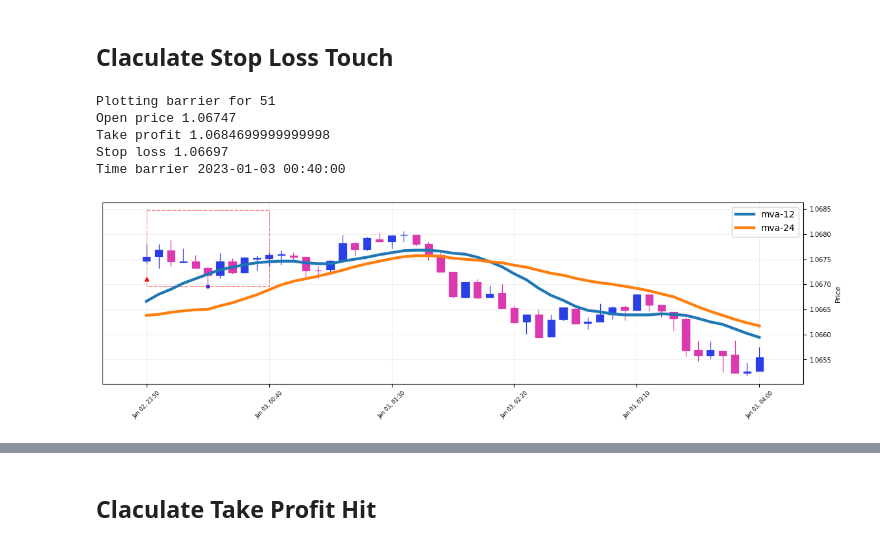
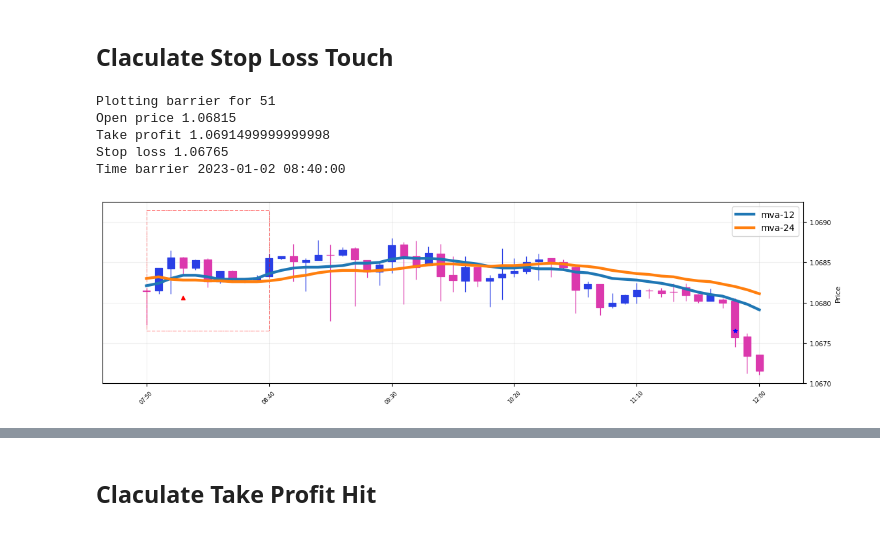
Before and after one commit to mchiuminatto/triple_barrier, a Jupyter notebook: docs/POC.ipynb, the cells around one changed output, grey strips where cells are left out. Saved outputs shown, nothing was run; the diff lists cells and outputs as text; code cells hidden in the pictures.

Commit message:
DONE: Individual barriers
Signed-off-by: marcello chiuminatto <mchiuminatto@gmail.com>

```diff
--- a/docs/POC.ipynb
+++ b/docs/POC.ipynb
@@ -23,7 +29,7 @@ mpl.plot(df[FROM:TO], type="candle", figsize=(15,4), mav=(12,24), style="ibd")
 # %%
-# calculate entry signal
-df["mva-12"] = df["close"].rolling(12).mean().round(5)
-df["mva-24"] = df["close"].rolling(24).mean().round(5)
 mask_signal = (df["mva-12"] > df["mva-24"]) & (df["mva-12"].shift(1) <= df["mva-24"].shift(1)) & (df["close"]> df["open"])
-df.loc[mask_signal, "signal"] = 1
-df["entry"] = df["signal"].shift(1)
+df.loc[mask_signal, "entry-signal"] = 1
+df["entry"] = df["entry-signal"].shift(1)
+
+mask_entry = df["entry"] == 1
+df.loc[mask_entry, "entry-mark"] = df["low"] - 3/10000
@@ -33,8 +38,16 @@ df.loc[mask_entry, "entry-mark"] = df["low"] - 3/10000
+# %%
+mask_signal = (df["mva-12"] < df["mva-24"]) & (df["mva-12"].shift(1) >= df["mva-24"].shift(1))
+df.loc[mask_signal, "exit-signal"] = 1
+df["exit"] = df["exit-signal"].shift(1)
+
+mask_entry = df["exit"] == 1
+df.loc[mask_entry, "exit-mark"] = df["high"] + 3/10000
 # %%
 plots = [
     mpl.make_addplot(df[FROM:TO]["mva-12"]),
     mpl.make_addplot(df[FROM:TO]["mva-24"]),
-    mpl.make_addplot(df[FROM:TO]["entry-mark"], type="scatter", marker="^", color="red")
+    mpl.make_addplot(df[FROM:TO]["entry-mark"], type="scatter", marker="^", color="red"),
+    mpl.make_addplot(df[FROM:TO]["exit-mark"], type="scatter", marker="v", color="green")
 ]
 mpl.plot(df[FROM:TO], type="candle", figsize=(15,4), style="ibd", addplot=plots )
 # %% [output]
@@ -165,16 +190,16 @@ def calculate_next_stop_loss_hit(price, from_date, level, direction) -> dict:
         mask_level_hit =  price_trade_space["high"] > level
     return price_trade_space[mask_level_hit].index[0]
 # %%
-entry_date = "2023-01-02 23:50:00"
+entry_date = "2023-01-02 07:50:00"
 sl = df.loc[entry_date]["open"] - 5/10000
 sl_hit_datetime = calculate_next_stop_loss_hit(df, entry_date, sl, "buy")
 df.loc[sl_hit_datetime, "stop-loss-hit-mark"]  = sl
 plot_triple_barrier(df, entry_date , take_profit_width, stop_loss_width, time_barrier, None)
 print("Stop loss hit date",sl_hit_datetime)
 # %% [output]
 Plotting barrier for 51
-Open price 1.06747
-Take profit 1.0684699999999998
-Stop loss 1.06697
-Time barrier 2023-01-03 00:40:00
+Open price 1.06815
+Take profit 1.0691499999999998
+Stop loss 1.06765
+Time barrier 2023-01-02 08:40:00
-[figure, old version]
+[figure, new version]
```
Also changed, not shown: parts of 12 cells of this notebook, 5 other files.
